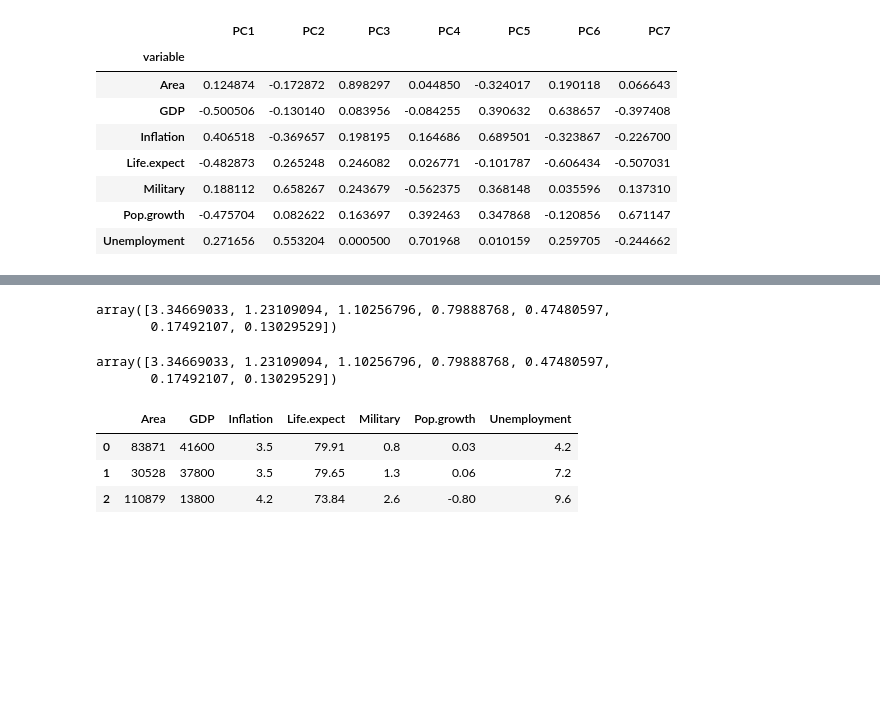
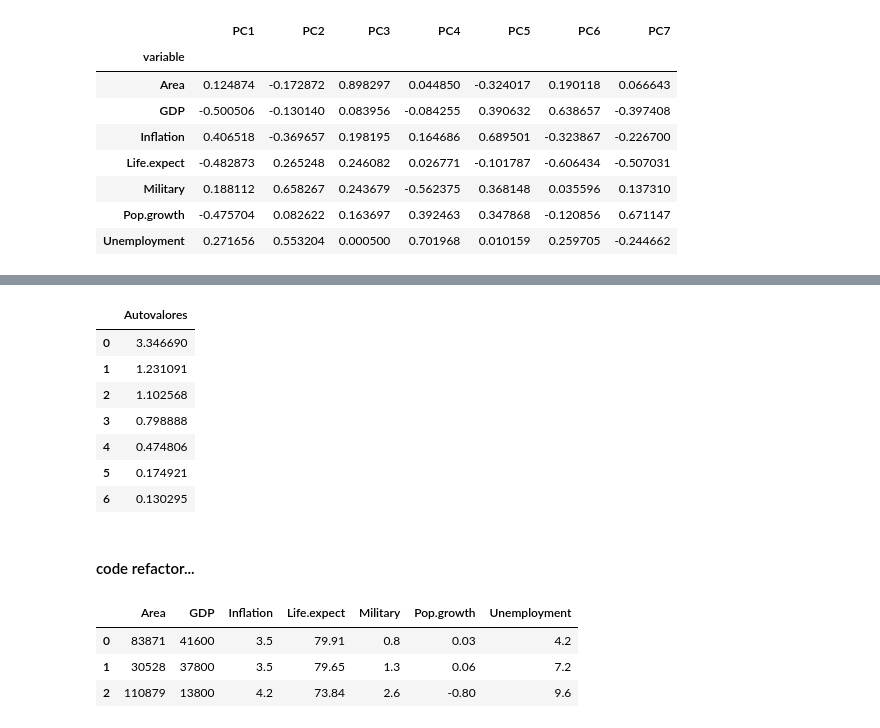
Before and after one commit to LucasCatolino/TP_SIA, a Jupyter notebook: Componentes principales/PCA.ipynb, the cells around one changed output, grey strips where cells are left out. Cells and saved outputs as stored; diff of their text form; code cells hidden in the pictures; blank space fills up the shorter version.

```diff
--- a/Componentes principales/PCA.ipynb
+++ b/Componentes principales/PCA.ipynb
@@ -103,15 +156,20 @@ loadings_df
 # %%
 # get eigenvalues (variance explained by each PC)
 pca_out.explained_variance_
+eigenval = pd.DataFrame(pca_out.explained_variance_)
+eigenval = eigenval.rename(columns={0:'Autovalores'})
+eigenval
 # %% [output]
-array([3.34669033, 1.23109094, 1.10256796, 0.79888768, 0.47480597,
-       0.17492107, 0.13029529])
+|  | Autovalores |
+| 0 | 3.346690 |
+| 1 | 1.231091 |
+| 2 | 1.102568 |
+| 3 | 0.798888 |
+| 4 | 0.474806 |
+| 5 | 0.174921 |
+| 6 | 0.130295 |
-# %%
-# get eigenvalues (variance explained by each PC)
-pca_out.explained_variance_
-# %% [output]
-array([3.34669033, 1.23109094, 1.10256796, 0.79888768, 0.47480597,
-       0.17492107, 0.13029529])
+# %% [markdown]
+#### code refactor...
 # %%
 # get PC scores
 pca_scores = PCA().fit_transform(df_stand)
```
Also changed, not shown: parts of 17 cells of this notebook, 2 other files.
